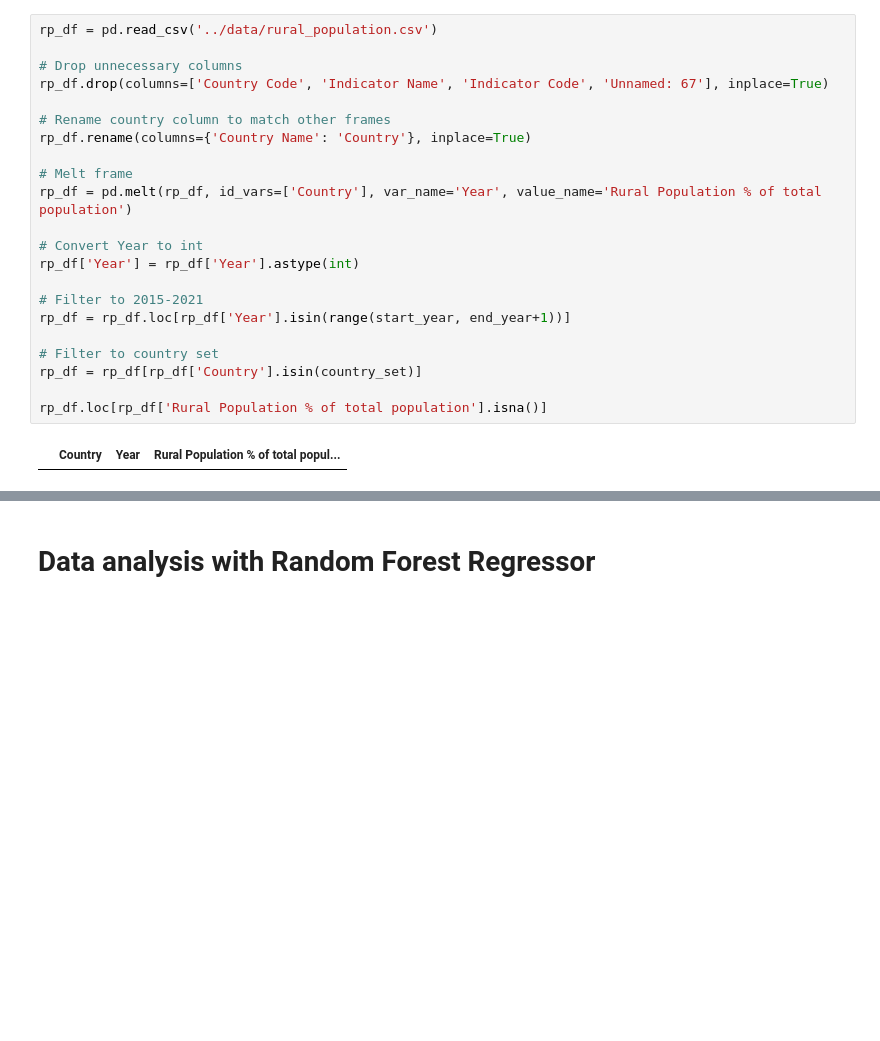
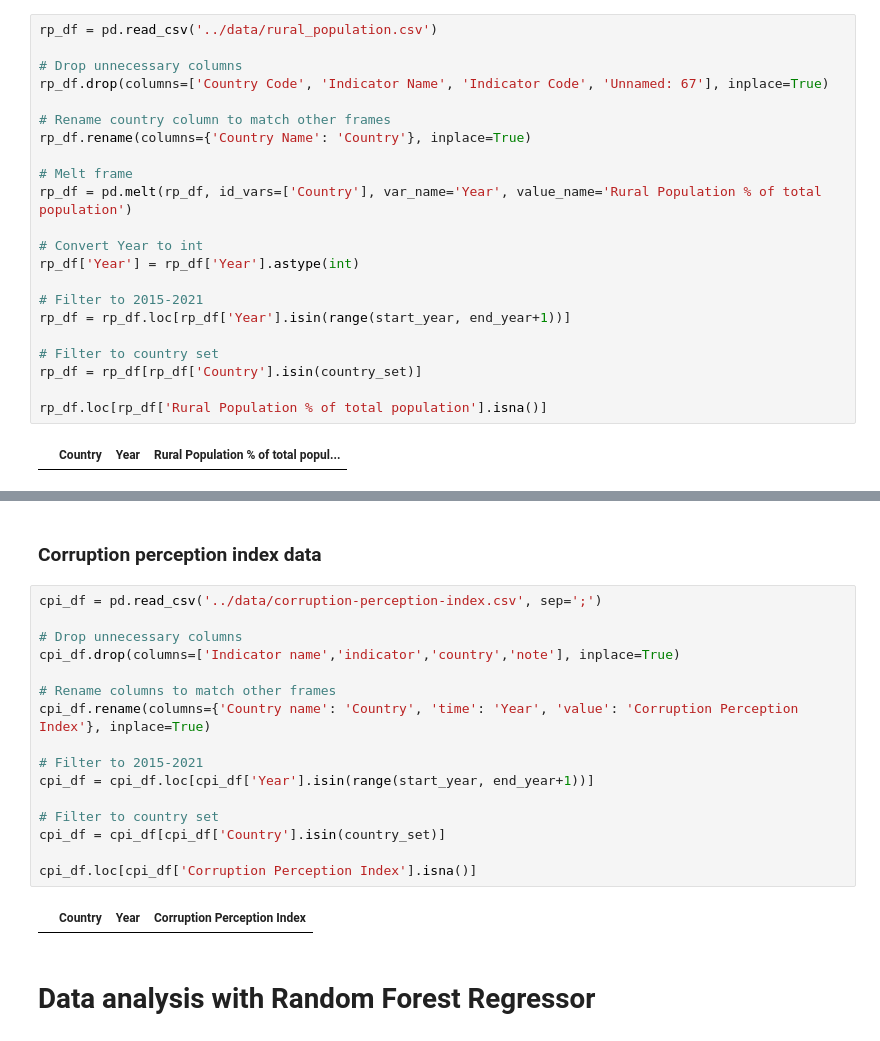
Before and after one commit to thirdcoffee/predicting-world-happiness, a Jupyter notebook: notebooks/predictor.ipynb, the cells around one changed output, grey strips where cells are left out. Saved outputs shown, nothing was run; the diff lists cells and outputs as text; blank space fills up the shorter version.

```diff
--- a/notebooks/predictor.ipynb
+++ b/notebooks/predictor.ipynb
@@ -278,3 +349,23 @@ rp_df.loc[rp_df['Rural Population % of total population'].isna()]
+# %% [markdown]
+### Corruption perception index data
+# %%
+cpi_df = pd.read_csv('../data/corruption-perception-index.csv', sep=';')
+
+# Drop unnecessary columns
+cpi_df.drop(columns=['Indicator name','indicator','country','note'], inplace=True)
+
+# Rename columns to match other frames
+cpi_df.rename(columns={'Country name': 'Country', 'time': 'Year', 'value': 'Corruption Perception Index'}, inplace=True)
+
+# Filter to 2015-2021
+cpi_df = cpi_df.loc[cpi_df['Year'].isin(range(start_year, end_year+1))]
+
+# Filter to country set
+cpi_df = cpi_df[cpi_df['Country'].isin(country_set)]
+
+cpi_df.loc[cpi_df['Corruption Perception Index'].isna()]
+# %% [output]
+|  | Country | Year | Corruption Perception Index |
 # %% [markdown]
 # Data analysis with Random Forest Regressor
 # %%
```
Also changed, not shown: parts of 9 cells of this notebook, 5 other files.
